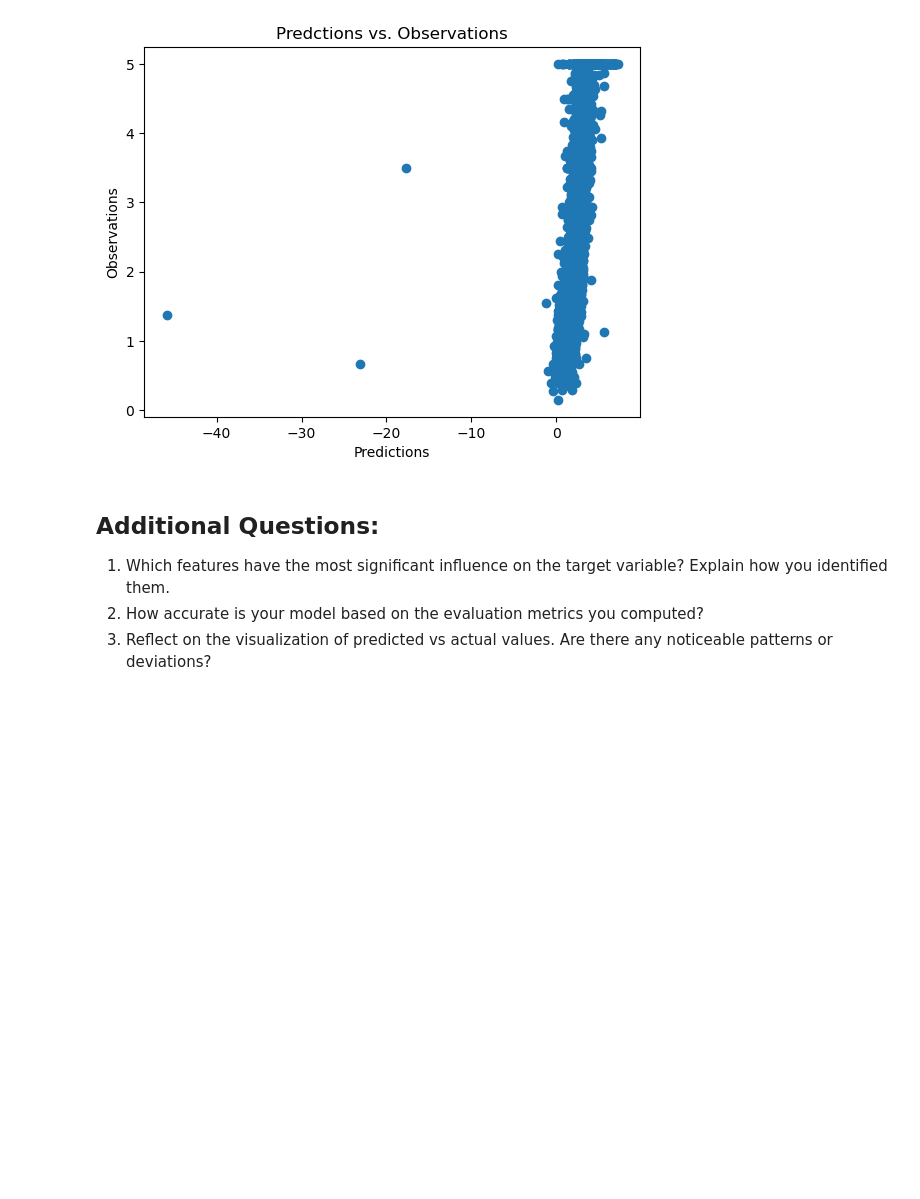
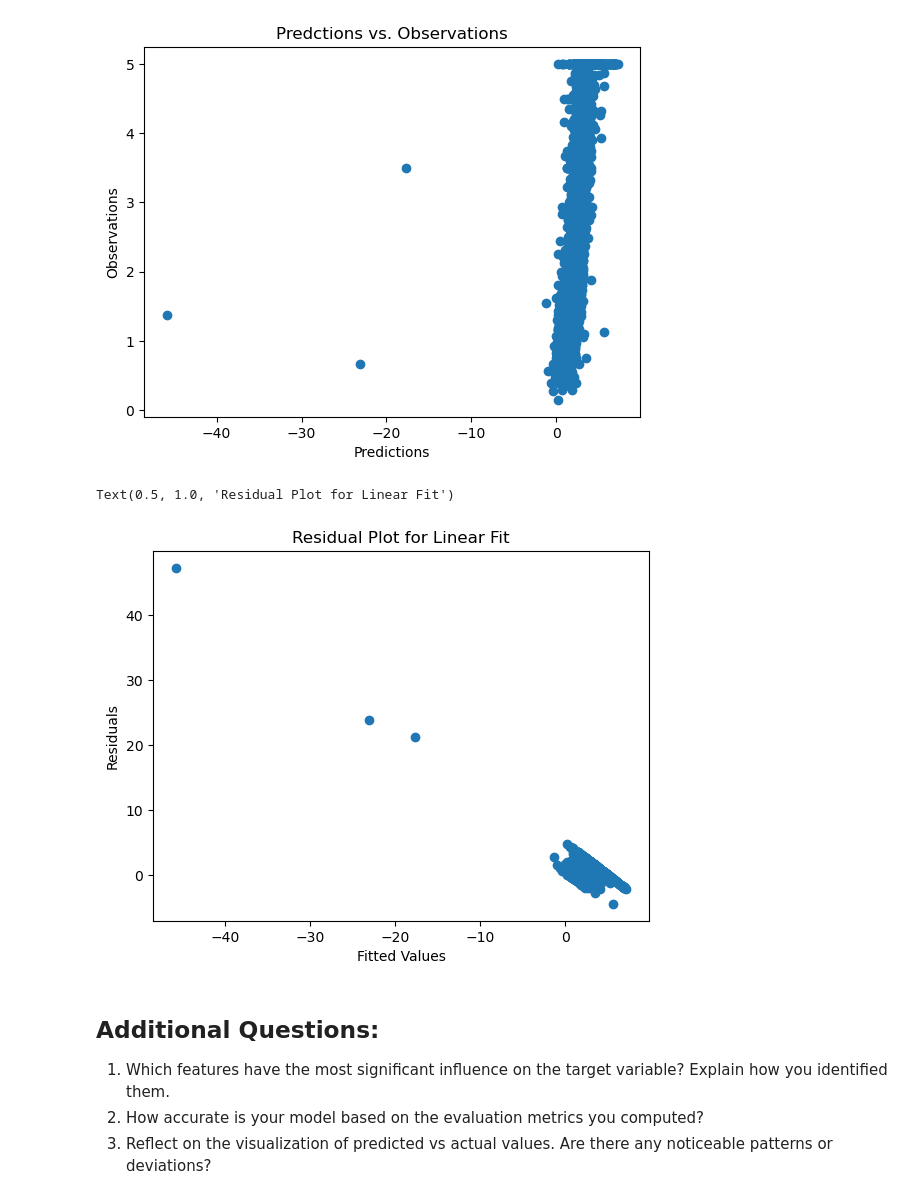
Before and after one commit to KvGroove/ML-study-notebooks, a Jupyter notebook: Assignment - LR on California.ipynb, the cells around one changed output. Saved outputs shown, nothing was run; the diff lists cells and outputs as text; code cells hidden in the pictures; blank space fills up the shorter version.

Commit message:
Updated Notebook with Predictions

```diff
--- a/Assignment - LR on California.ipynb
+++ b/Assignment - LR on California.ipynb
@@ -312,6 +312,14 @@ plt.title("Predctions vs. Observations")
 # %% [output]
 Text(0.5, 1.0, 'Predctions vs. Observations')
 [figure]
+# %%
+plt.scatter(predictions,residuals)
+plt.xlabel('Fitted Values')
+plt.ylabel('Residuals')
+plt.title('Residual Plot for Linear Fit')
+# %% [output]
+Text(0.5, 1.0, 'Residual Plot for Linear Fit')
+[figure, added]
 # %% [markdown]
 ## Additional Questions:
 1. Which features have the most significant influence on the target variable? Explain how you identified them.
```
